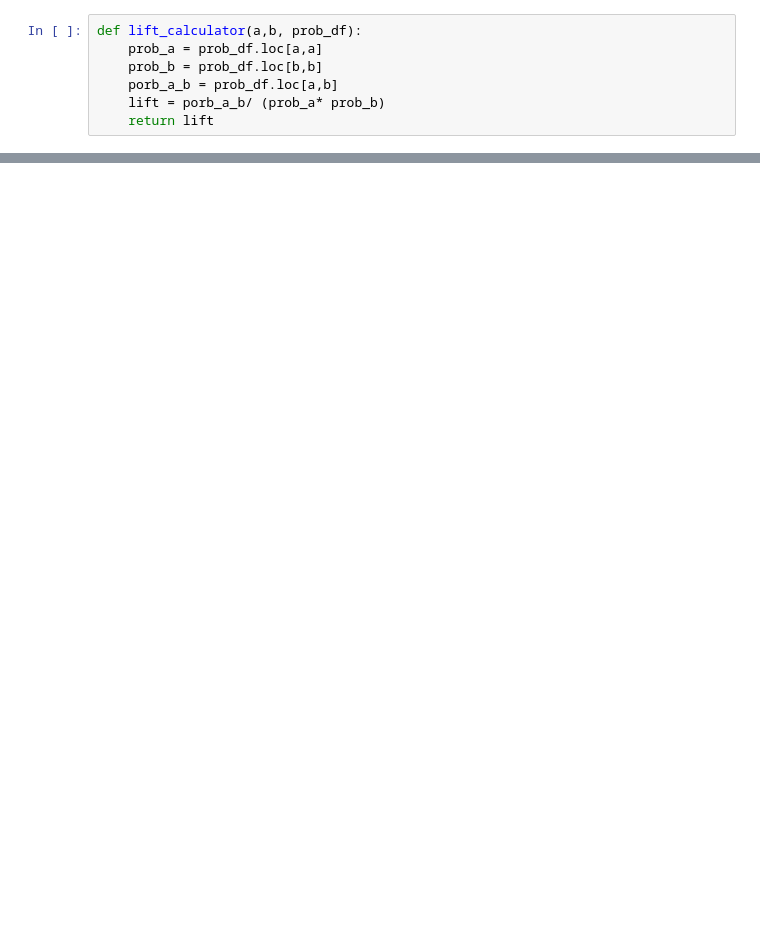
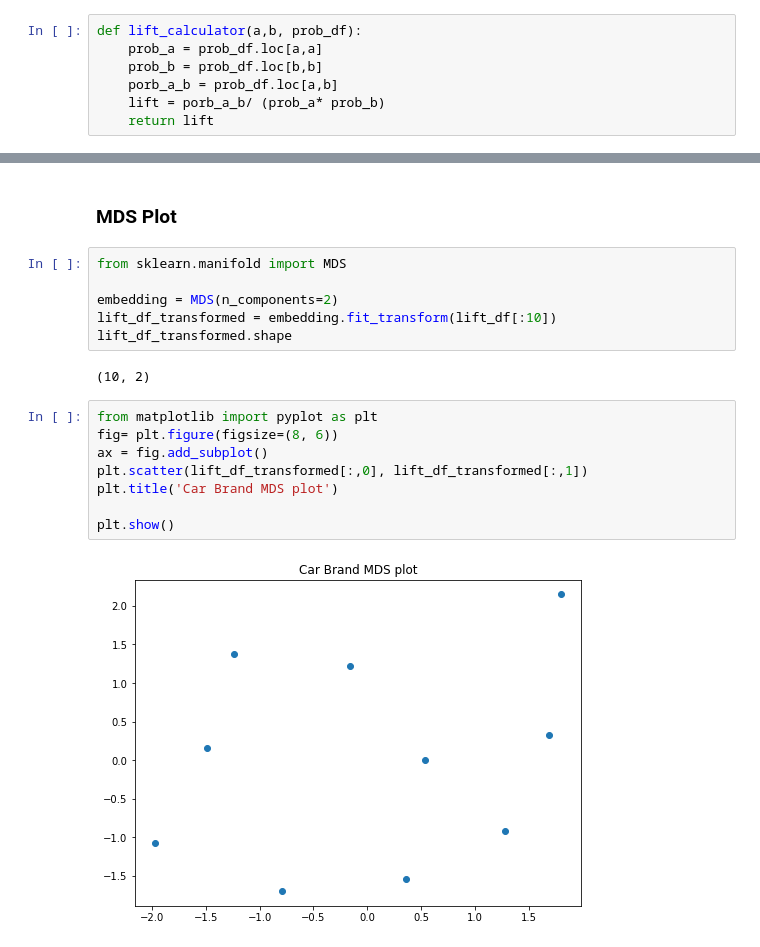
Before and after one commit to zack-tan/car-forums-text-analysis, a Jupyter notebook: ananya_a&b.ipynb, the cells around one changed output, grey strips where cells are left out. Saved outputs shown, nothing was run; the diff lists cells and outputs as text; blank space fills up the shorter version.

Commit message:
added mds plot for top 10 brands

```diff
--- a/ananya_a&b.ipynb
+++ b/ananya_a&b.ipynb
@@ -225,3 +225,23 @@ lift_df
 | ford | 1.676750 | 1.805642 | 1.030094 | 1.729936 | 1.343110 | 3.122748 | 2.248646 | 0.000000 | 1.009846 | 2.281854 |
 | bmw | 0.882149 | 0.922553 | 0.805042 | 1.349029 | 1.387066 | 0.761446 | 0.725699 | 1.009846 | 0.000000 | 0.827971 |
 | hyundai | 1.914493 | 1.913187 | 1.434543 | 1.776861 | 1.325442 | 1.559178 | 1.908661 | 2.281854 | 0.827971 | 0.000000 |
+# %% [markdown]
+### MDS Plot
+# %%
+from sklearn.manifold import MDS
+
+embedding = MDS(n_components=2)
+lift_df_transformed = embedding.fit_transform(lift_df[:10])
+lift_df_transformed.shape
+# %% [output]
+(10, 2)
+# %%
+from matplotlib import pyplot as plt
+fig= plt.figure(figsize=(8, 6))
+ax = fig.add_subplot()
+plt.scatter(lift_df_transformed[:,0], lift_df_transformed[:,1])
+plt.title('Car Brand MDS plot')
+
+plt.show()
+# %% [output]
+[figure, added]
```
